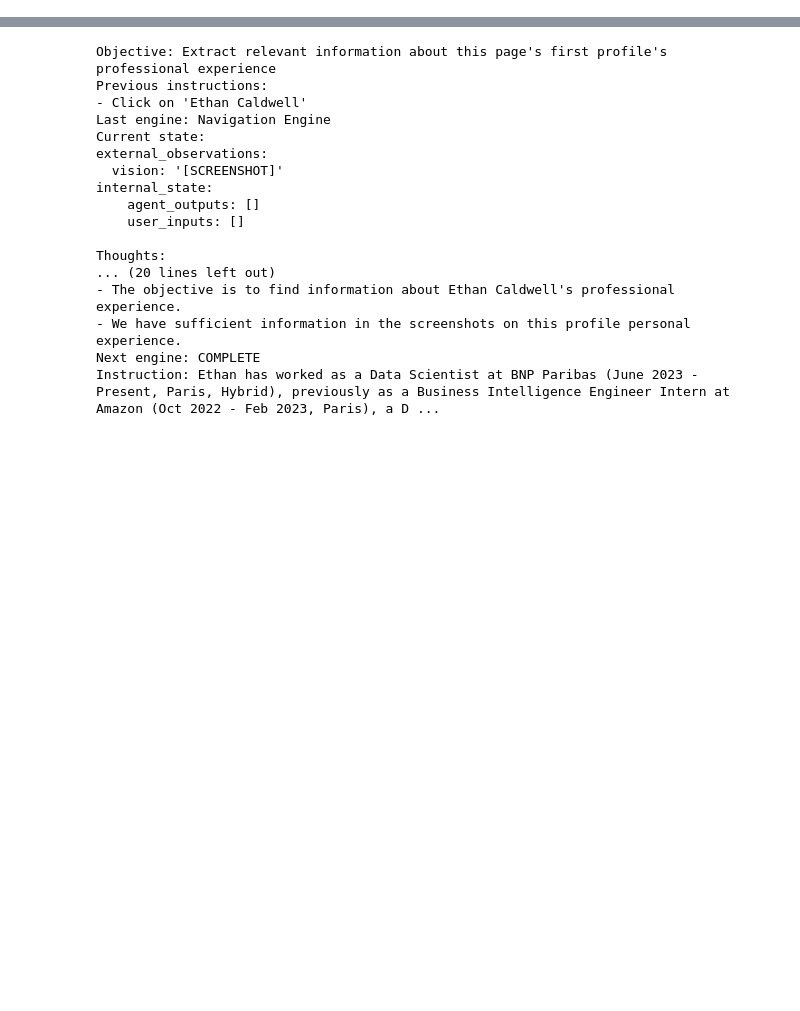
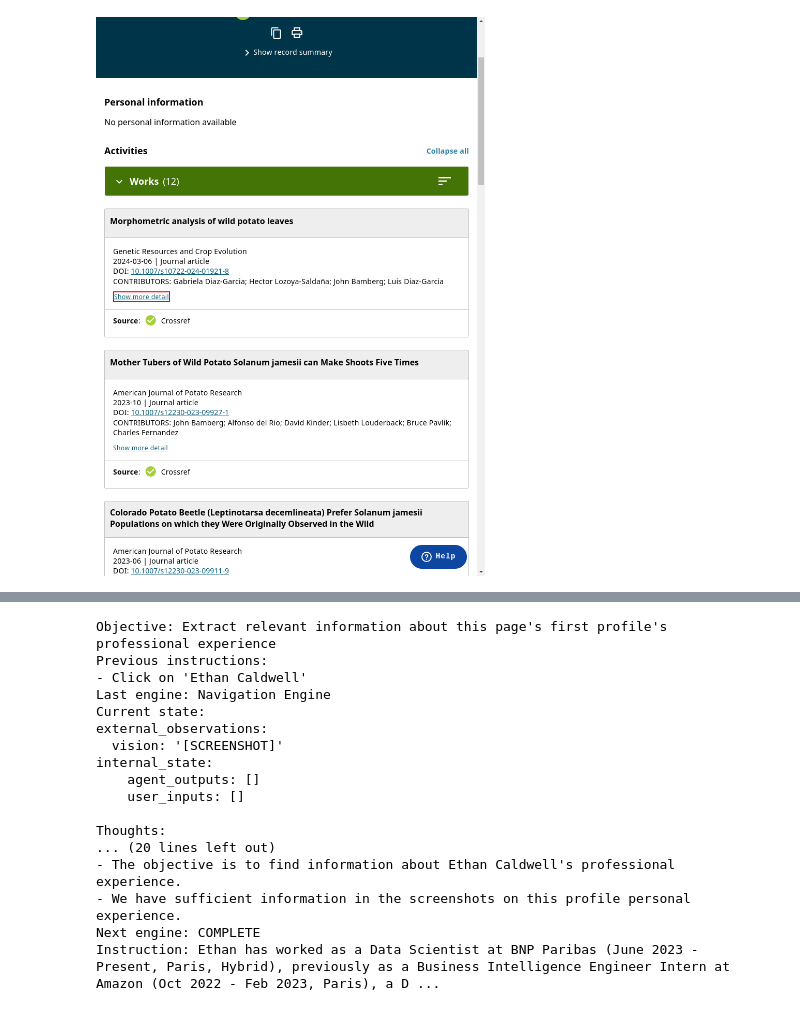
Before and after one commit to dhuynh95/LaVague, a Jupyter notebook: test.ipynb, the cells around one changed output, grey strips where cells are left out. Cells and saved outputs as stored; diff of their text form; code cells hidden in the pictures; blank space fills up the shorter version.

```diff
--- a/test.ipynb
+++ b/test.ipynb
@@ -99,0 +377,11 @@ Killing tunnel 127.0.0.1:7860 <> https://827b732ecc7aa01798.gradio.live
+# %%
+action = [
+    {
+        "action": {
+            "name": "click",
+            "args": {
+                "xpath": "/html/body/app-root/div/div/app-my-orcid/main/div/div/div/app-main/section/app-work-stack-group/section/app-panels/div[2]/app-work-stack/app-panel/div[2]/app-work/app-panel-data/div/div[2]/div/a"
+            }
+        }
+    }
+]
@@ -99,0 +468,4 @@ Killing tunnel 127.0.0.1:7860 <> https://827b732ecc7aa01798.gradio.live
+# %%
+screenshot_data[0]["screenshot"]
+# %% [output]
+[figure, added]
```
Also changed, not shown: parts of 29 cells of this notebook.
